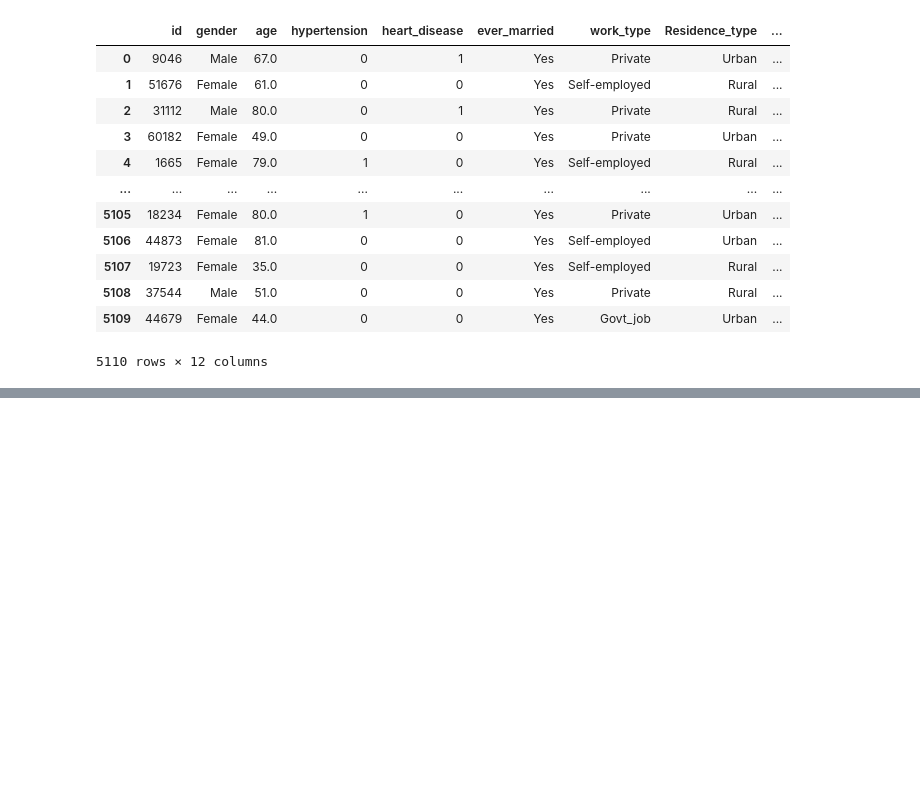
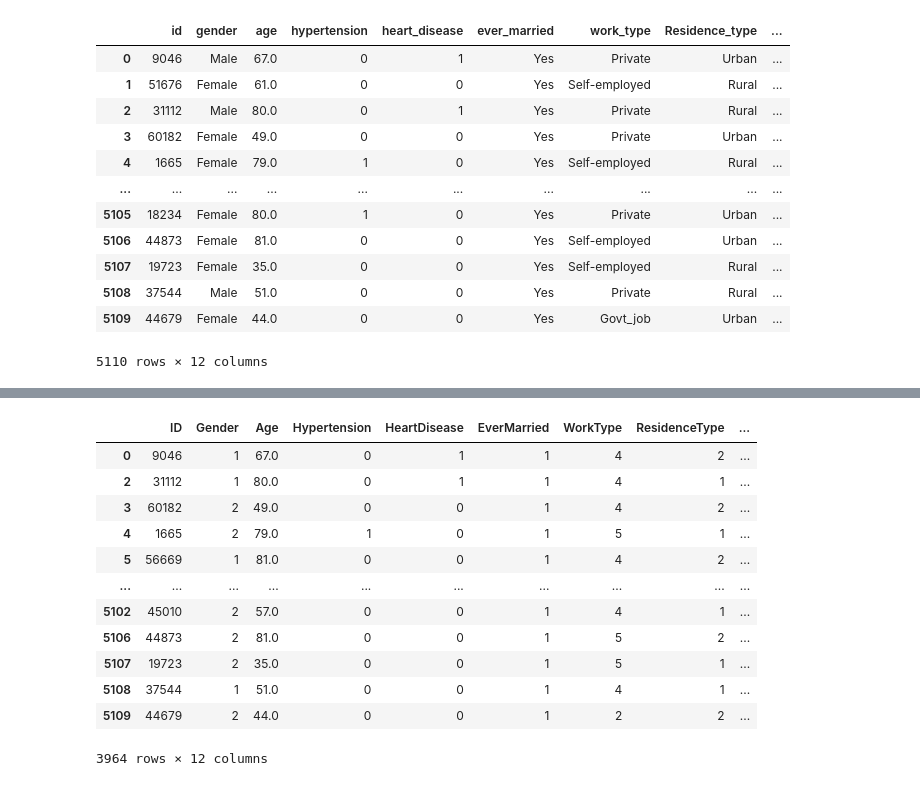
Before and after one commit to Grwat33/stroke, a Jupyter notebook: StrokePredictor.ipynb, the cells around one changed output, grey strips where cells are left out. Cells and saved outputs as stored; diff of their text form; code cells hidden in the pictures; blank space fills up the shorter version.

```diff
--- a/StrokePredictor.ipynb
+++ b/StrokePredictor.ipynb
@@ -56,0 +62,27 @@ clean_file
+# %%
+numbered_file = clean_file
+Gender = {'Male': 1,'Female': 2}
+numbered_file.Gender = [Gender[item] for item in numbered_file.Gender]
+EverMarried = {'Yes': 1,'No': 0}
+numbered_file.EverMarried = [EverMarried[item] for item in numbered_file.EverMarried]
+WorkType = {'children': 1,'Govt_job': 2, 'Never_worked': 3, 'Private': 4, 'Self-employed': 5}
+numbered_file.WorkType = [WorkType[item] for item in numbered_file.WorkType]
+ResidenceType = {'Rural': 1,'Urban': 2}
+numbered_file.ResidenceType = [ResidenceType[item] for item in numbered_file.ResidenceType]
+SmokingStatus = {'formerly smoked': 1,'never smoked': 2, 'smokes': 3, 'Unknown': 4}
+numbered_file.SmokingStatus = [SmokingStatus[item] for item in numbered_file.SmokingStatus]
+numbered_file
+# %% [output]
+|  | ID | Gender | Age | Hypertension | HeartDisease | EverMarried | WorkType | ResidenceType | ... |
+| 0 | 9046 | 1 | 67.0 | 0 | 1 | 1 | 4 | 2 | ... |
+| 2 | 31112 | 1 | 80.0 | 0 | 1 | 1 | 4 | 1 | ... |
+| 3 | 60182 | 2 | 49.0 | 0 | 0 | 1 | 4 | 2 | ... |
+| 4 | 1665 | 2 | 79.0 | 1 | 0 | 1 | 5 | 1 | ... |
+| 5 | 56669 | 1 | 81.0 | 0 | 0 | 1 | 4 | 2 | ... |
+| ... | ... | ... | ... | ... | ... | ... | ... | ... | ... |
+| 5102 | 45010 | 2 | 57.0 | 0 | 0 | 1 | 4 | 1 | ... |
+| 5106 | 44873 | 2 | 81.0 | 0 | 0 | 1 | 5 | 2 | ... |
+| 5107 | 19723 | 2 | 35.0 | 0 | 0 | 1 | 5 | 1 | ... |
+| 5108 | 37544 | 1 | 51.0 | 0 | 0 | 1 | 4 | 1 | ... |
+| 5109 | 44679 | 2 | 44.0 | 0 | 0 | 1 | 2 | 2 | ... |
+3964 rows × 12 columns
```
Also changed, not shown: parts of 11 cells of this notebook.
